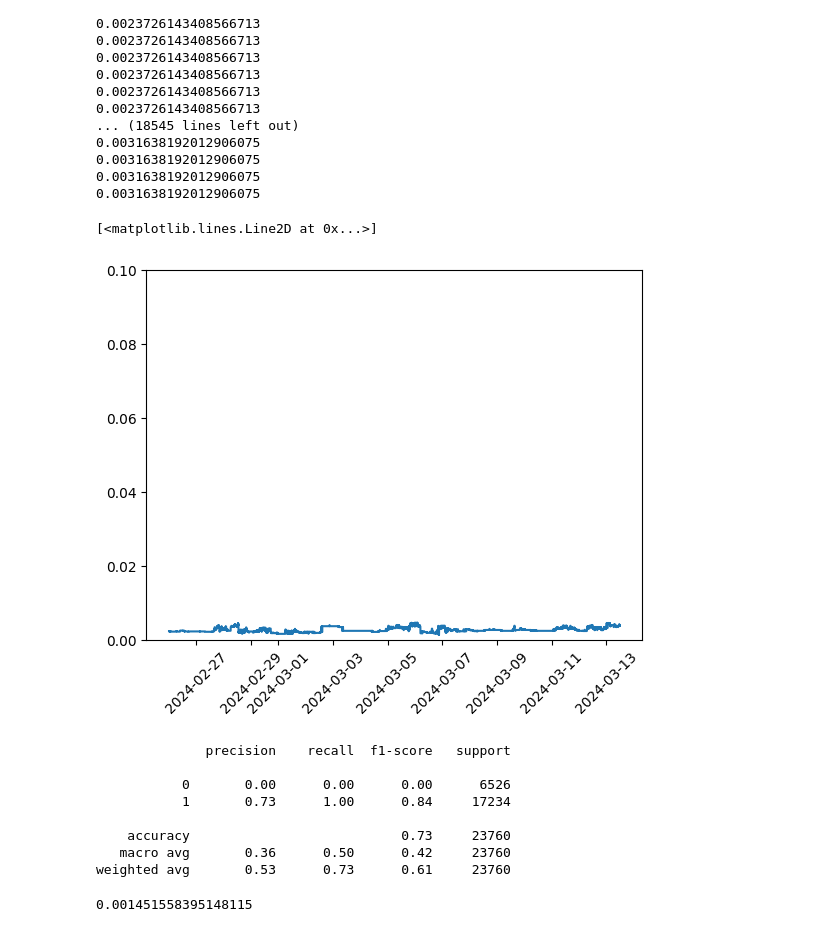
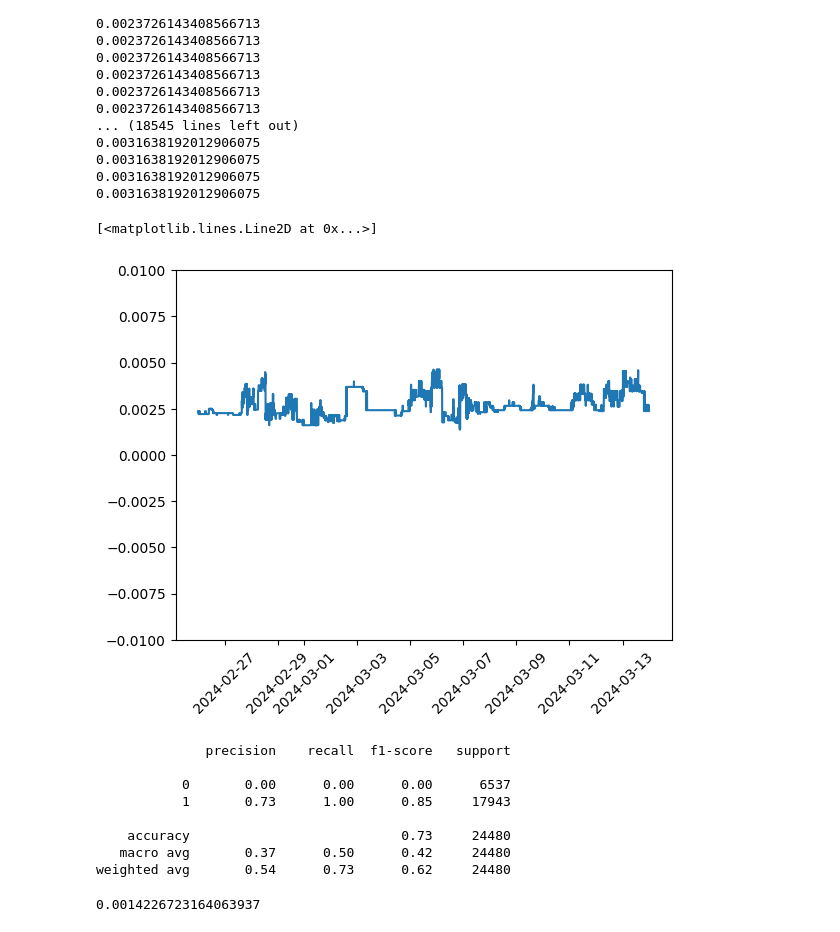
Before and after one commit to seniorprojfinanceML/evaluation, a Jupyter notebook: xgr-version3-evaluation.ipynb, the cells around one changed output. Drawn from its saved outputs; the diff is of its cells as text; code cells hidden in the pictures.

```diff
--- a/xgr-version3-evaluation.ipynb
+++ b/xgr-version3-evaluation.ipynb
@@ -8,5 +8,5 @@ from sklearn.metrics import mean_squared_error
 # %%
 table = "crypto_ind_one"
 startDate = datetime(year=2024, month=2, day=25, hour=0, minute=0, second=0)
-analysis = evaluation(table=table, startDate = startDate)
+analysis = Evaluation(table=table, startDate = startDate)
 # %% [output]
@@ -123,26 +123,27 @@ for e in pred:
 # %%
 df = analysis.df
 x = list(df["time"][1440:])
 plt.xticks(rotation=45)
-plt.ylim(0, 0.1)
+# plt.ylim(0, 0.1)
+plt.ylim(-0.01, 0.01)
 plt.plot(x, pred)
 # %% [output]
 [<matplotlib.lines.Line2D at 0x...>]
-[figure, old version]
+[figure, new version]
 # %%
 report = analysis.classification_report()
 print(report)
 # %% [output]
               precision    recall  f1-score   support
 
-           0       0.00      0.00      0.00      6526
-           1       0.73      1.00      0.84     17234
+           0       0.00      0.00      0.00      6537
+           1       0.73      1.00      0.85     17943
 
-    accuracy                           0.73     23760
-   macro avg       0.36      0.50      0.42     23760
-weighted avg       0.53      0.73      0.61     23760
+    accuracy                           0.73     24480
+   macro avg       0.37      0.50      0.42     24480
+weighted avg       0.54      0.73      0.62     24480
 # %%
 mse = mean_squared_error(analysis.actual, analysis.pred)
 mse
 # %% [output]
-0.001451558395148115
+0.0014226723164063937
```
Also changed, not shown: parts of 7 cells of this notebook, 1 other file.
